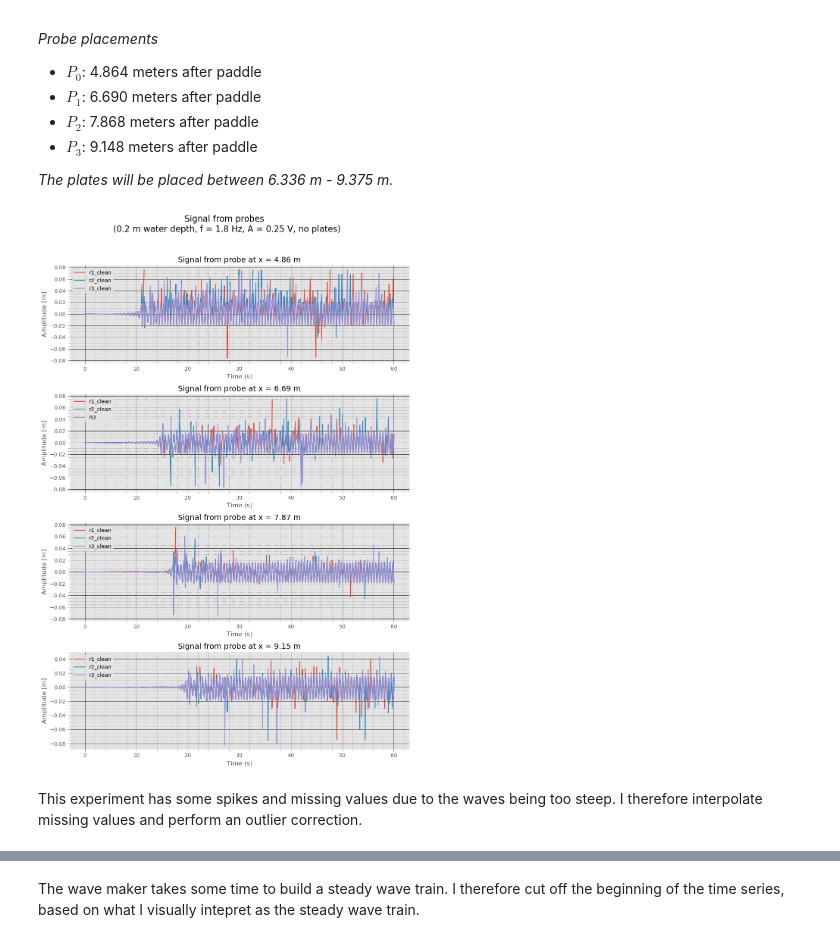
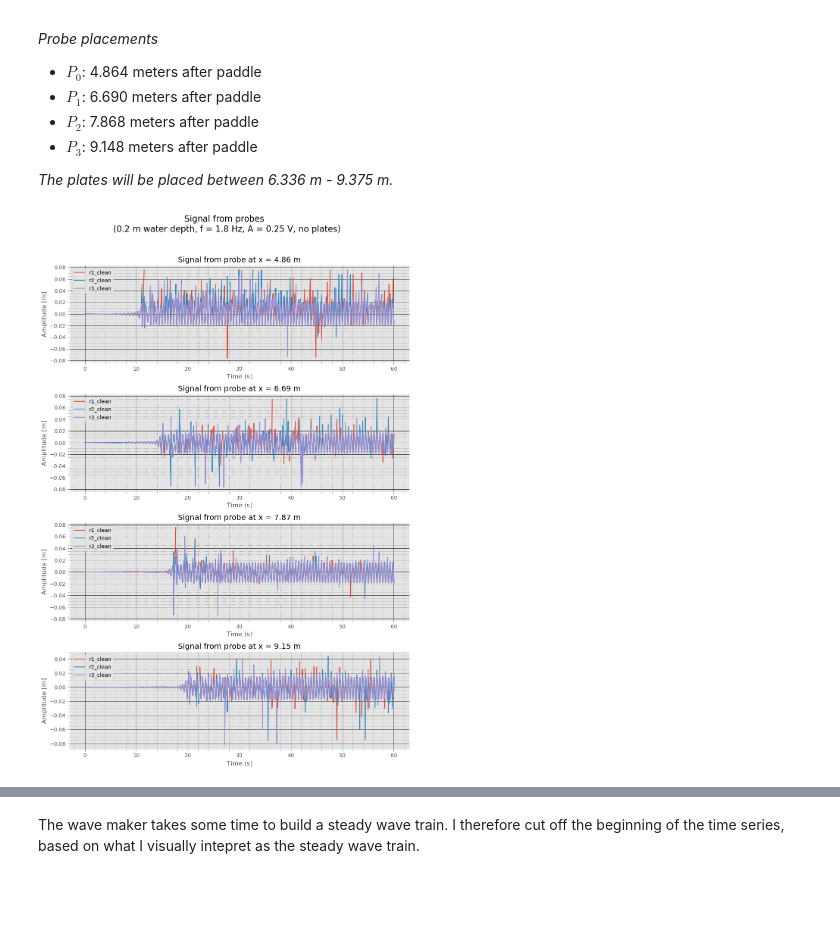
Before and after one commit to kjes4pres/Master_code, a Jupyter notebook: Lab/Results/No_plates/20cm/20cm_f18_a025.ipynb, the cells around one changed output, grey strips where cells are left out. Drawn from its saved outputs; the diff is of its cells as text; code cells hidden in the pictures; blank space fills up the shorter version.

```diff
--- a/Lab/Results/No_plates/20cm/20cm_f18_a025.ipynb
+++ b/Lab/Results/No_plates/20cm/20cm_f18_a025.ipynb
@@ -46,7 +46,7 @@ sys.path.append('/Users/kjesta/Desktop/LABDATA/Kjersti_280126/')
 # %%
 # Change parameters here
 
-base_path = '/Users/kjesta/Desktop/LABDATA/Kjersti_280126/No_plates/20cm/f18/a025'
+base_path = '/Users/kjesta/Desktop/LABDATA/Kjersti_260126/No_plates/20cm/f18/a025'
 
 filename = '20cm_f18_a025'
 
@@ -91,34 +91,32 @@ ax[0].plot(r3_clean['time'], r3_clean['P_0'], label='r3_clean')
 
 # P1
 ax[1].plot(r1_clean['time'], r1_clean['P_1'], label='r1_clean')
 ax[1].plot(r2_clean['time'], r2_clean['P_1'], label='r2_clean')
-ax[1].plot(r3_clean['time'], r3_clean['P_1'], label='R3')
+ax[1].plot(r3_clean['time'], r3_clean['P_1'], label='r3_clean')
 
 # P2
 ax[2].plot(r1_clean['time'], r1_clean['P_2'], label='r1_clean')
 ax[2].plot(r2_clean['time'], r2_clean['P_2'], label='r2_clean')
 ax[2].plot(r3_clean['time'], r3_clean['P_2'], label='r3_clean')
 
 # P3
 ax[3].plot(r1_clean['time'], r1_clean['P_3'], label='r1_clean')
 ax[3].plot(r2_clean['time'], r2_clean['P_3'], label='r2_clean')
 ax[3].plot(r3_clean['time'], r3_clean['P_3'], label='r3_clean')
 
 for axs in ax:
     axs.grid(which='major', linestyle='-', linewidth='0.5', color='black')
     axs.grid(which='minor', linestyle=':', linewidth='0.5', color='gray')
     axs.legend()
     axs.set_xlabel('Time (s)')
     axs.set_ylabel('Amplitude [m]')
     axs.minorticks_on()
 
 fig.suptitle(f'Signal from probes \n ({depth} m water depth, f = {freq} Hz, A = {amp} V, no plates)', fontsize=16)
 ax[0].set_title(f'Signal from probe at x = {x_probe_pos[0]} m')
 ax[1].set_title(f'Signal from probe at x = {x_probe_pos[1]} m')
 ax[2].set_title(f'Signal from probe at x = {x_probe_pos[2]} m')
 ax[3].set_title(f'Signal from probe at x = {x_probe_pos[3]} m')
 plt.tight_layout(rect=[0, 0, 1, 0.96])
 # %% [output]
-[figure, old version]
+[figure, new version]
-# %% [markdown]
-This experiment has some spikes and missing values due to the waves being too steep. I therefore interpolate missing values and perform an outlier correction.
```
Also changed, not shown: parts of 16 cells of this notebook, 53 other files.
